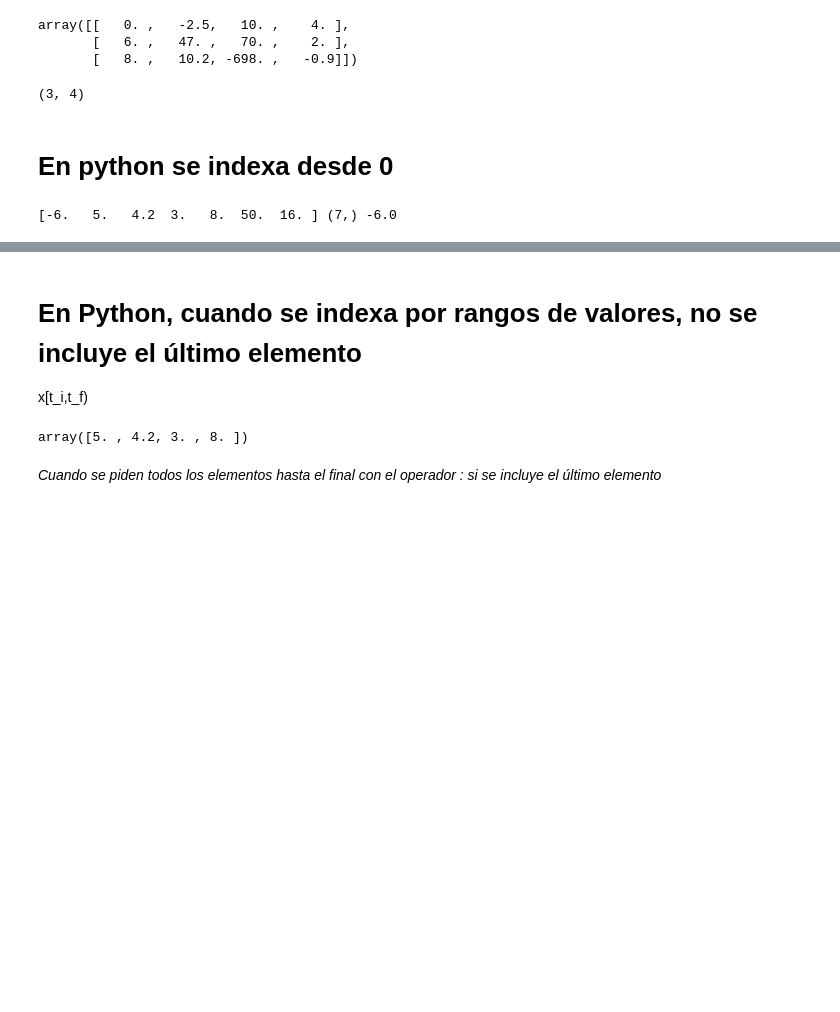
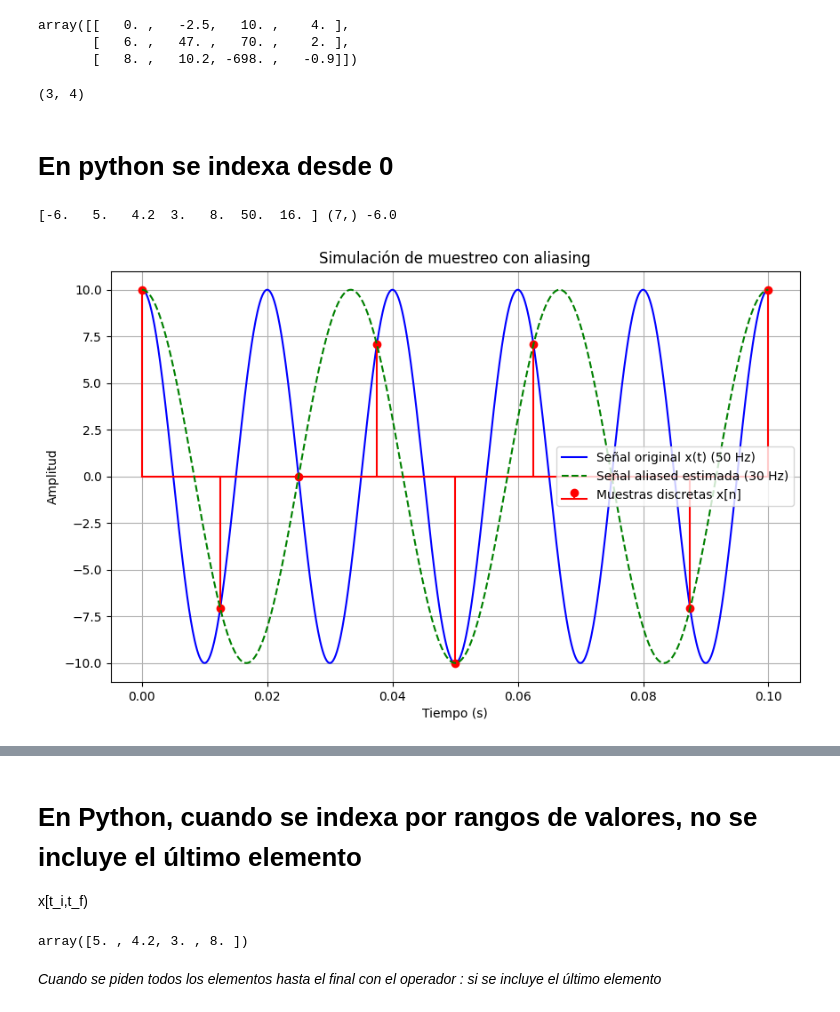
Before and after one commit to bmedinam-prog/Se-ales-y-Sistemas, a Jupyter notebook: ejercicio1SyS.ipynb, the cells around one changed output, grey strips where cells are left out. Drawn from its saved outputs; the diff is of its cells as text; code cells hidden in the pictures; blank space fills up the shorter version.

```diff
--- a/ejercicio1SyS.ipynb
+++ b/ejercicio1SyS.ipynb
@@ -79,3 +79,88 @@ xv = np.array([-6,5,4.2,3,8,50,16])
 print(xv,xv.shape,xv[0])
 # %% [output]
 [-6.   5.   4.2  3.   8.  50.  16. ] (7,) -6.0
+# %%
+import numpy as np
+import matplotlib.pyplot as plt
+
+# Parámetros
+F = 50  # Hz
+Fs = 80  # Hz
+amplitud = 10
+T_sim = 0.1  # Tiempo de simulación en segundos (varios ciclos)
+
+# Señal continua
+t = np.linspace(0, T_sim, 1000)  # Puntos finos para plot continuo
+x = amplitud * np.cos(2 * np.pi * F * t)
+
+# Muestreo
+Ts = 1 / Fs
+n = np.arange(0, int(T_sim / Ts) + 1)
+ts = n * Ts
+xs = amplitud * np.cos(2 * np.pi * F * ts)
+
+# Señal aliased estimada
+F_alias = Fs - F  # 30 Hz
+x_alias = amplitud * np.cos(2 * np.pi * F_alias * t)
+
+# Gráfica
+plt.figure(figsize=(10, 6))
+plt.plot(t, x, label='Señal original x(t) (50 Hz)', color='blue')
+plt.stem(ts, xs, label='Muestras discretas x[n]', linefmt='r-', markerfmt='ro', basefmt='r-')
+plt.plot(t, x_alias, '--', label='Señal aliased estimada (30 Hz)', color='green')
+plt.xlabel('Tiempo (s)')
+plt.ylabel('Amplitud')
+plt.title('Simulación de muestreo con aliasing')
+plt.legend()
+plt.grid(True)
+plt.show()
+
+
+
+
+import numpy as np
+import matplotlib.pyplot as plt
+
+# Parámetros
+F = 50  # Hz
+amplitud_original = 30
+V_min = -3.3
+V_max = 3.3
+bits = 4
+levels = 2**bits  # 16
+delta = (V_max - V_min) / levels  # Paso de cuantización ≈ 0.4125 V
+Fs = 200  # Hz (elegida > 100 Hz)
+T_sim = 3 / F  # Tres ciclos: 0.06 s
+
+# Factor de escalado
+G = V_max / amplitud_original  # ≈ 0.11
+
+# Señal continua original y escalada
+t = np.linspace(0, T_sim, 1000)
+x_original = amplitud_original * np.cos(2 * np.pi * F * t)
+x_escalada = G * x_original
+
+# Muestreo
+Ts = 1 / Fs
+n = np.arange(0, int(T_sim / Ts) + 1)
+ts = n * Ts
+xs_escalada = G * amplitud_original * np.cos(2 * np.pi * F * ts)
+
+# Cuantización: clip, round y reconstruir
+xs_clipped = np.clip(xs_escalada, V_min, V_max)
+codes = np.round((xs_clipped - V_min) / delta)
+xs_cuantizada = V_min + codes * delta
+
+# Gráfica
+plt.figure(figsize=(10, 6))
+plt.plot(t, x_escalada, label='Señal escalada continua', color='blue')
+plt.stem(ts, xs_escalada, label='Muestras escaladas (antes de cuantización)', linefmt='g-', markerfmt='go', basefmt='g-')
+plt.stem(ts, xs_cuantizada, label='Muestras cuantizadas (4 bits)', linefmt='r-', markerfmt='ro', basefmt='r-')
+plt.xlabel('Tiempo (s)')
+plt.ylabel('Voltaje (V)')
+plt.title('Simulación de digitalización para tres ciclos')
+plt.legend()
+plt.grid(True)
+plt.show()
+# %% [output]
+[figure, added]
```
Also changed, not shown: parts of 3 cells of this notebook.
